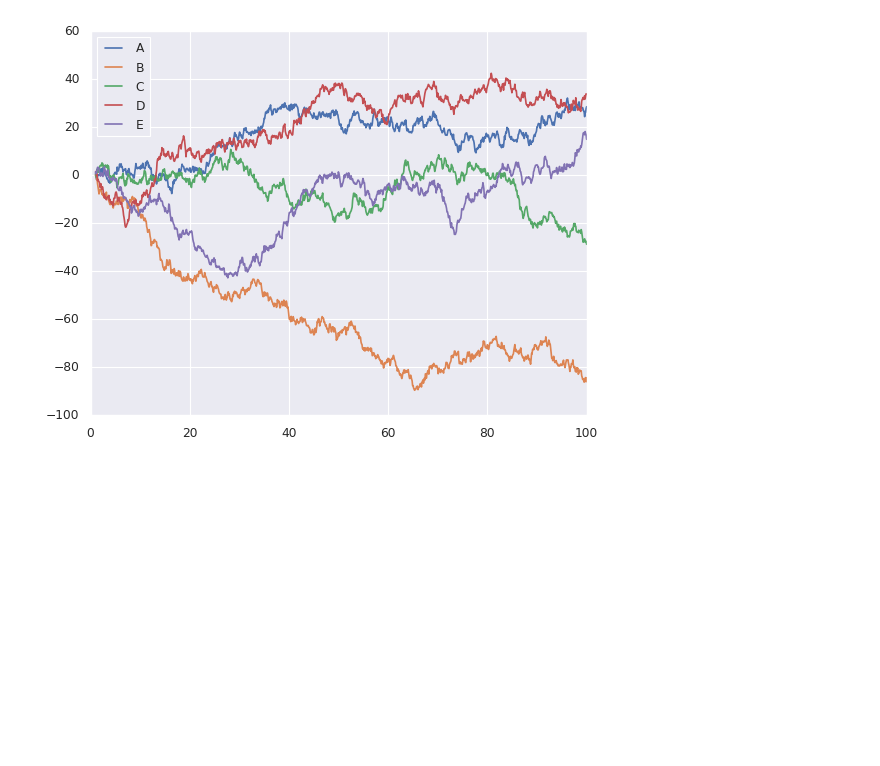
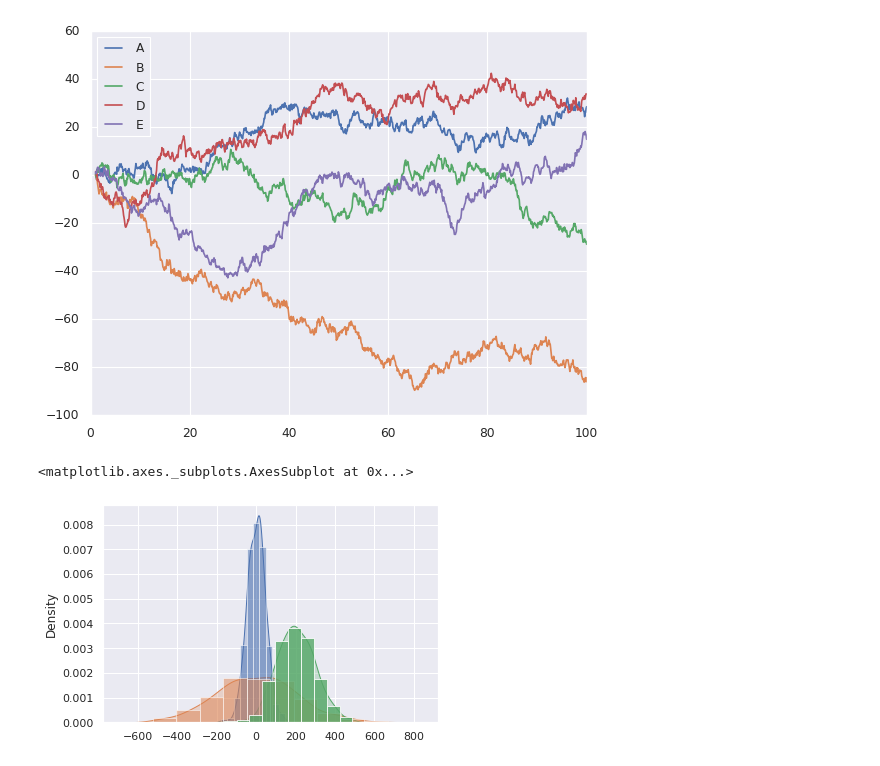
Before and after one commit to KARTIKEYgarg1/udemy-data-science-and-ml, a Jupyter notebook: Practice.ipynb, the cells around one changed output. Saved outputs shown, nothing was run; the diff lists cells and outputs as text; code cells hidden in the pictures; blank space fills up the shorter version.

```diff
--- a/Practice.ipynb
+++ b/Practice.ipynb
@@ -215,3 +215,19 @@ plt.legend('ABCDE',loc="upper left")
 # %% [output]
 <matplotlib.legend.Legend at 0x...>
 [figure]
+# %%
+import pandas as pd
+import numpy as np
+import matplotlib.pyplot as plt
+X=pd.Series(50*np.random.randn(500))
+Y=pd.Series(200*np.random.randn(500))
+Z=pd.Series(100*np.random.randn(500)+200)
+plt.hist(X,density=True,alpha=0.5)
+plt.hist(Y,density=True,alpha=0.5)
+plt.hist(Z,density=True,alpha=0.8)
+sns.kdeplot(X,shade=True)
+sns.kdeplot(Y,shade=True)
+sns.kdeplot(Z,shade=True)
+# %% [output]
+<matplotlib.axes._subplots.AxesSubplot at 0x...>
+[figure, added]
```
Also changed, not shown: parts of 2 cells of this notebook.
